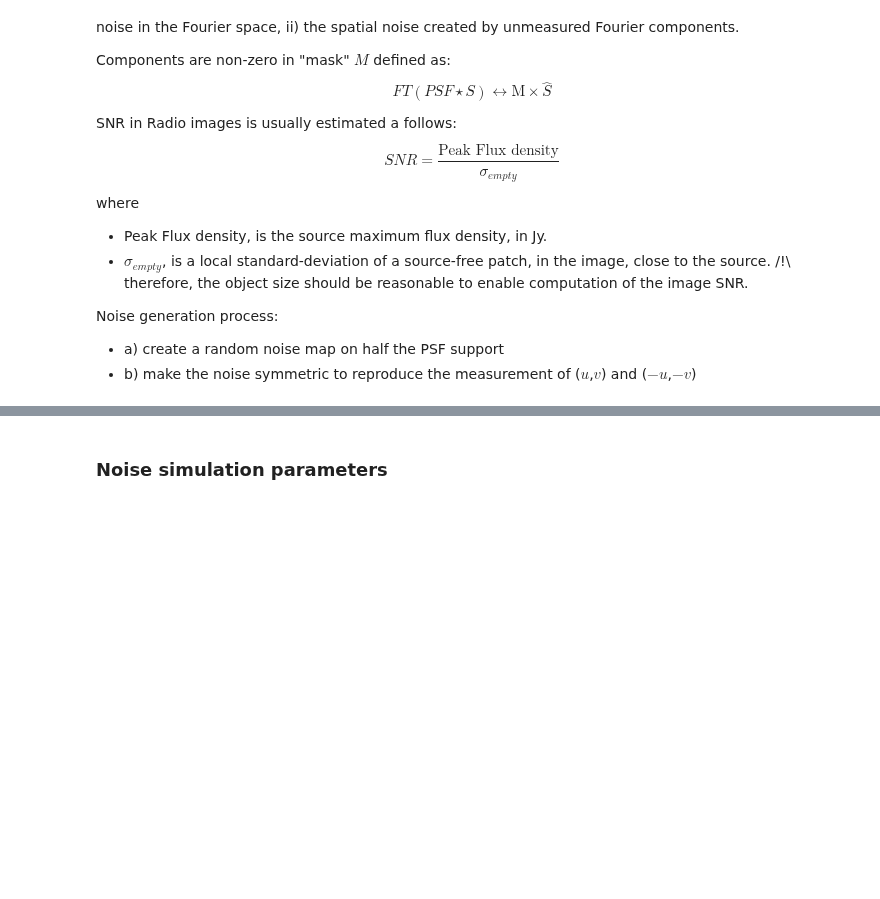
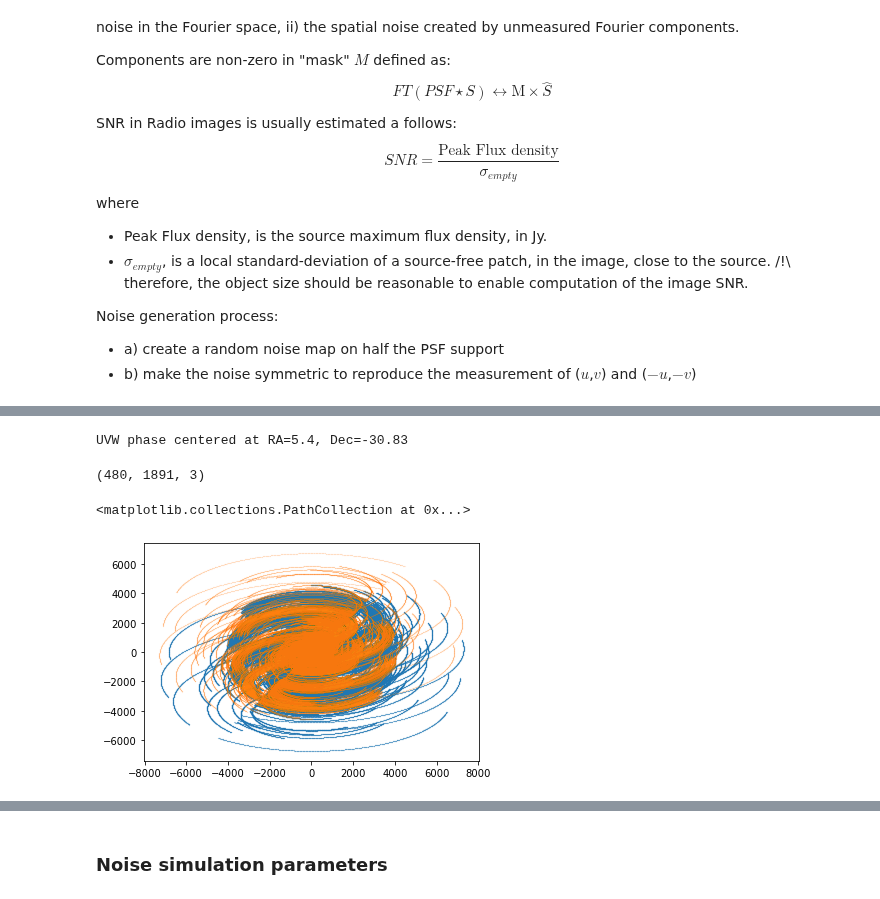
Before and after one commit to CosmoStat/ShapeDeconv, a Jupyter notebook: data/T-RECS/Generate Radio ground truth from T-RECS.ipynb, the cells around one changed output, grey strips where cells are left out. Drawn from its saved outputs; the diff is of its cells as text; code cells hidden in the pictures; blank space fills up the shorter version.

```diff
--- a/data/T-RECS/Generate Radio ground truth from T-RECS.ipynb
+++ b/data/T-RECS/Generate Radio ground truth from T-RECS.ipynb
@@ -166,0 +232,14 @@ np.std(Noisemap_C)
+# %%
+uvw.compute(phase_center=Pointing)
+# %% [output]
+UVW phase centered at RA=5.4, Dec=-30.83
+# %%
+uvw.uvw.shape
+# %% [output]
+(480, 1891, 3)
+# %%
+plt.scatter(uvw.uvw[:,:,0],uvw.uvw[:,:,1],s=0.1,marker='.')
+plt.scatter(-uvw.uvw[:,:,0],-uvw.uvw[:,:,1],s=0.1,marker='.',alpha=0.3)
+# %% [output]
+<matplotlib.collections.PathCollection at 0x...>
+[figure, added]
```
Also changed, not shown: parts of 14 cells of this notebook.
